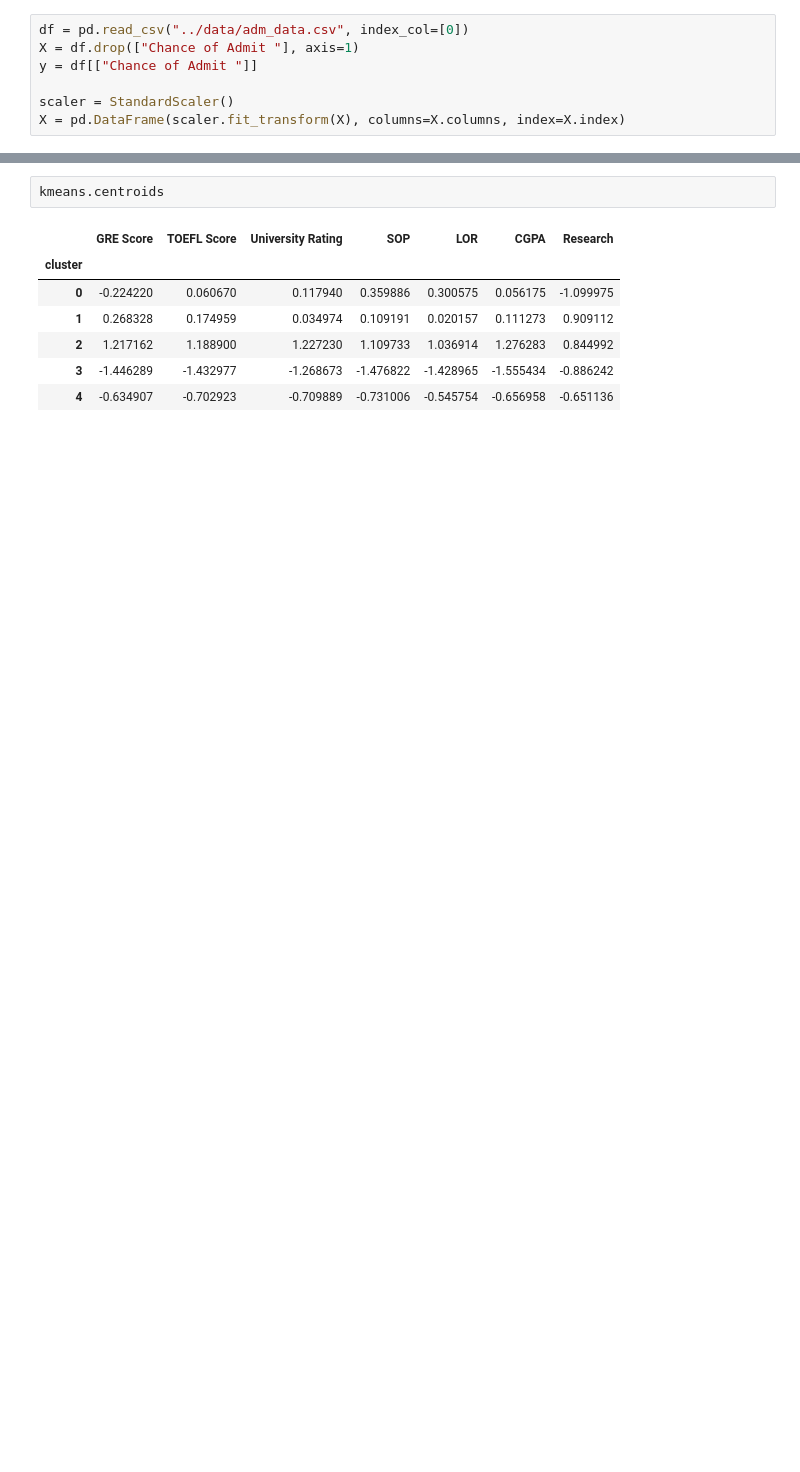
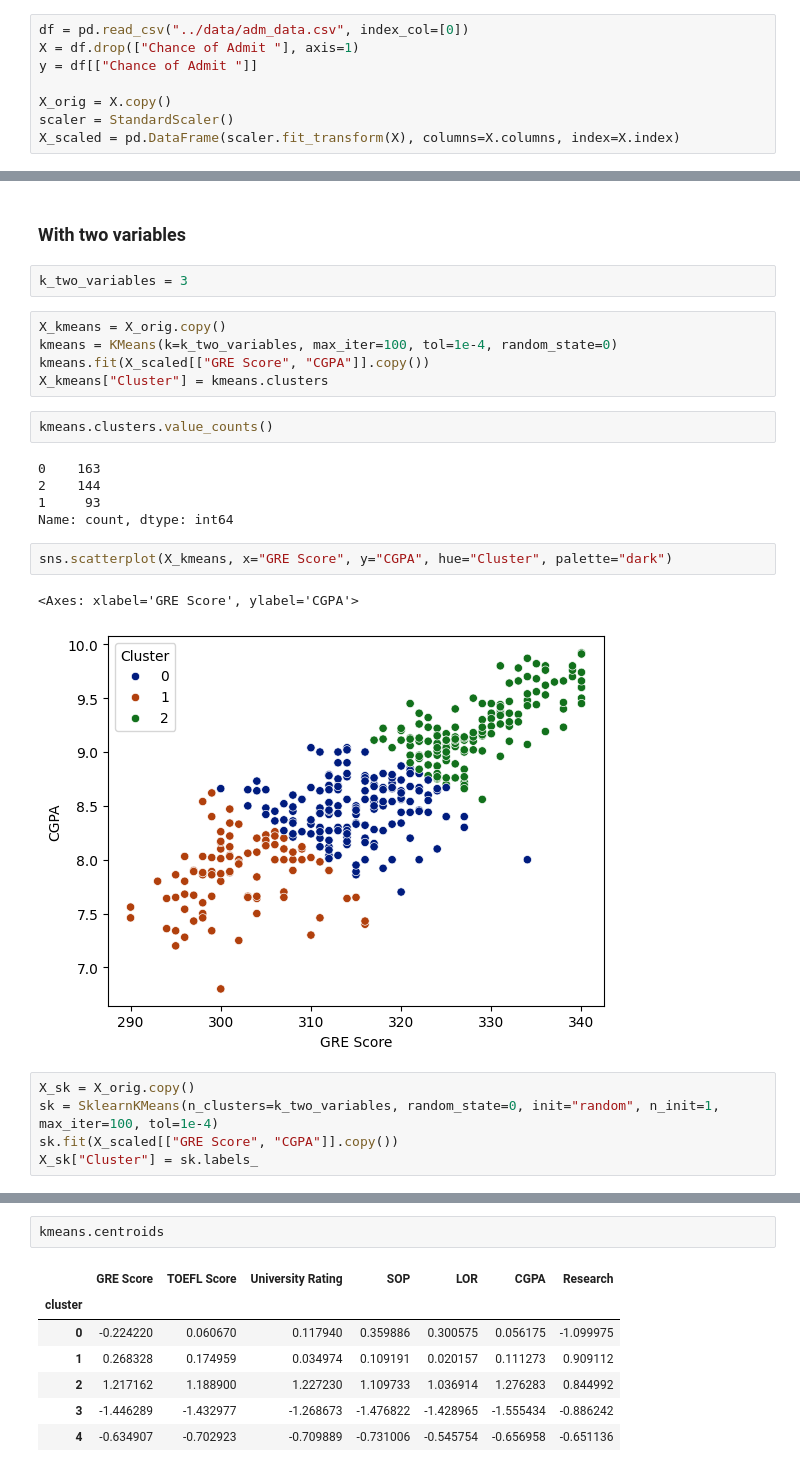
Before and after one commit to Samirnunes/ml-algorithms-from-scratch, a Jupyter notebook: k_means/src/test.ipynb, the cells around one changed output, grey strips where cells are left out. Saved outputs shown, nothing was run; the diff lists cells and outputs as text; blank space fills up the shorter version.

Commit message:
add new tests in kmeans

```diff
--- a/k_means/src/test.ipynb
+++ b/k_means/src/test.ipynb
@@ -9,5 +10,6 @@ df = pd.read_csv("../data/adm_data.csv", index_col=[0])
 X = df.drop(["Chance of Admit "], axis=1)
 y = df[["Chance of Admit "]]
 
+X_orig = X.copy()
 scaler = StandardScaler()
-X = pd.DataFrame(scaler.fit_transform(X), columns=X.columns, index=X.index)
+X_scaled = pd.DataFrame(scaler.fit_transform(X), columns=X.columns, index=X.index)
@@ -13,0 +24,26 @@ X = pd.DataFrame(scaler.fit_transform(X), columns=X.columns, index=X.index)
+# %% [markdown]
+### With two variables
+# %%
+k_two_variables = 3
+# %%
+X_kmeans = X_orig.copy()
+kmeans = KMeans(k=k_two_variables, max_iter=100, tol=1e-4, random_state=0)
+kmeans.fit(X_scaled[["GRE Score", "CGPA"]].copy())
+X_kmeans["Cluster"] = kmeans.clusters
+# %%
+kmeans.clusters.value_counts()
+# %% [output]
+0    163
+2    144
+1     93
+Name: count, dtype: int64
+# %%
+sns.scatterplot(X_kmeans, x="GRE Score", y="CGPA", hue="Cluster", palette="dark")
+# %% [output]
+<Axes: xlabel='GRE Score', ylabel='CGPA'>
+[figure, added]
+# %%
+X_sk = X_orig.copy()
+sk = SklearnKMeans(n_clusters=k_two_variables, random_state=0, init="random", n_init=1, max_iter=100, tol=1e-4)
+sk.fit(X_scaled[["GRE Score", "CGPA"]].copy())
+X_sk["Cluster"] = sk.labels_
```
Also changed, not shown: parts of 7 cells of this notebook.
